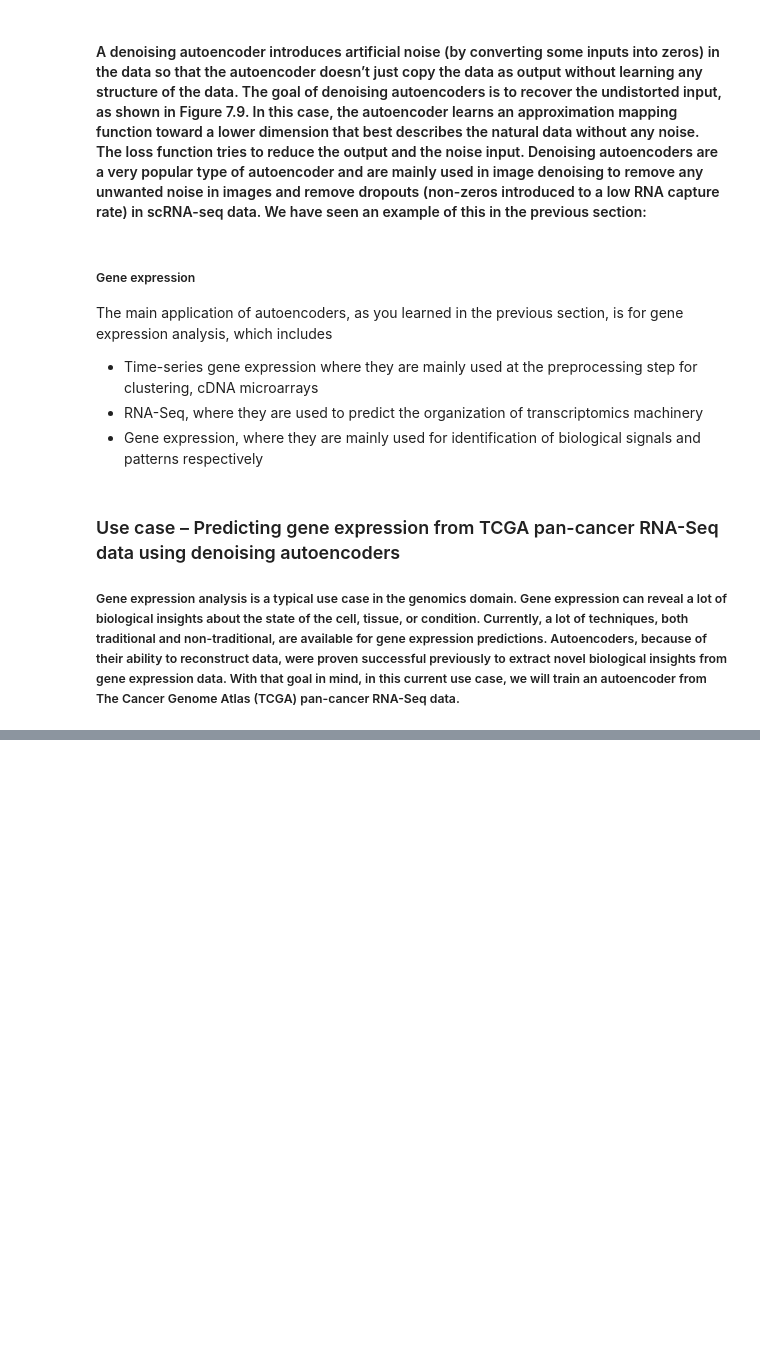
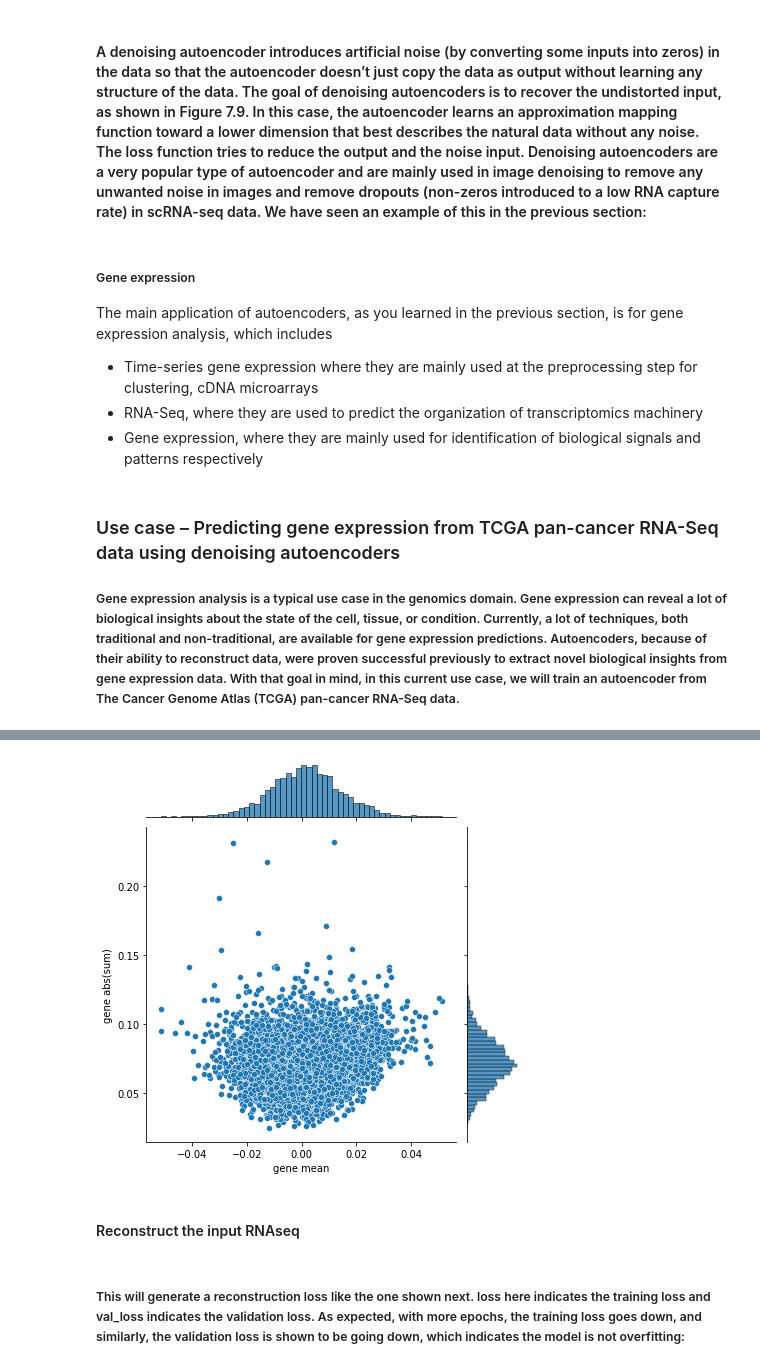
Before and after one commit to drclab/MLDL-Compunomics, a Jupyter notebook: drclab/ch_7.ipynb, the cells around one changed output, grey strips where cells are left out. Cells and saved outputs as stored; diff of their text form; code cells hidden in the pictures; blank space fills up the shorter version.

```diff
--- a/drclab/ch_7.ipynb
+++ b/drclab/ch_7.ipynb
@@ -164,0 +109,6 @@ ax = df_histtory.plot()
+# %%
+df_reconstruction = pd.DataFrame(
+    ae.predict(df.to_numpy()),
+    index= df.index,
+    columns = df.columns
+)
@@ -164,0 +117,7 @@ ax = df_histtory.plot()
+# %%
+reconstruction_fidelity = df_reconstruction - df
+# %%
+gene_mean = reconstruction_fidelity.mean(axis=0)
+gene_mean
+gene_abssum = reconstruction_fidelity.abs().sum(axis=0).divide(pancan_rnaseq_df.shape[0])
+gene_abssum
@@ -164,0 +137,3 @@ ax = df_histtory.plot()
+# %%
+gene_summary = pd.DataFrame([gene_mean, gene_abssum], index=['gene mean', 'gene abs(sum)']).T
+gene_summary.sort_values(by='gene abs(sum)', ascending=False).head()
@@ -164,0 +147,8 @@ ax = df_histtory.plot()
+# %%
+g = sns.jointplot('gene mean', 'gene abs(sum)', data=gene_summary)
+# %% [output]
+[figure, added]
+# %% [markdown]
+#### Reconstruct the input RNAseq
+# %% [markdown]
+##### This will generate a reconstruction loss like the one shown next. loss here indicates the training loss and val_loss indicates the validation loss. As expected, with more epochs, the training loss goes down, and similarly, the validation loss is shown to be going down, which indicates the model is not overfitting:
```
Also changed, not shown: parts of 15 cells of this notebook.
